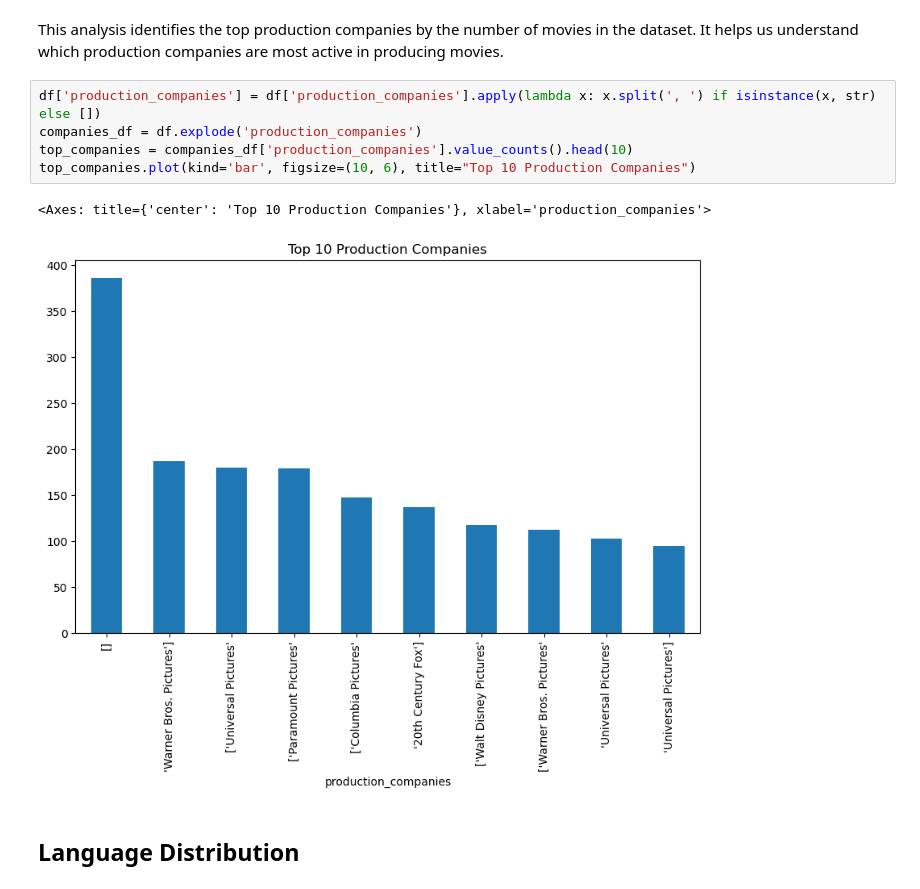
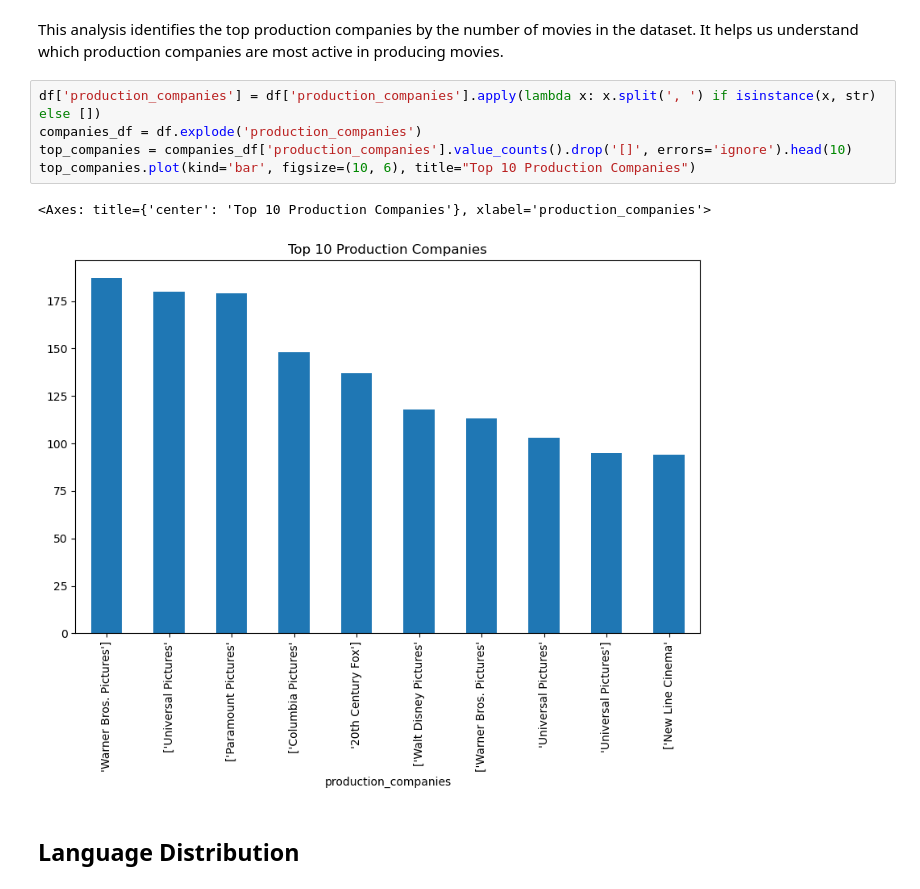
Before and after one commit to Sravya-T01/movie-recommendation, a Jupyter notebook: 2. Exploratory Data Analysis/Exploratory Data Analysis.ipynb, the cells around one changed output. Saved outputs shown, nothing was run; the diff lists cells and outputs as text.

Commit message:
updated eda and images

```diff
--- a/2. Exploratory Data Analysis/Exploratory Data Analysis.ipynb
+++ b/2. Exploratory Data Analysis/Exploratory Data Analysis.ipynb
@@ -232,11 +232,11 @@ This analysis identifies the top production companies by the number of movies in
 # %%
 df['production_companies'] = df['production_companies'].apply(lambda x: x.split(', ') if isinstance(x, str) else [])
 companies_df = df.explode('production_companies')
-top_companies = companies_df['production_companies'].value_counts().head(10)
+top_companies = companies_df['production_companies'].value_counts().drop('[]', errors='ignore').head(10)
 top_companies.plot(kind='bar', figsize=(10, 6), title="Top 10 Production Companies")
 # %% [output]
 <Axes: title={'center': 'Top 10 Production Companies'}, xlabel='production_companies'>
-[figure, old version]
+[figure, new version]
 # %% [markdown]
 ## Language Distribution
 # %% [markdown]
```
Also changed, not shown: 1 other file.
